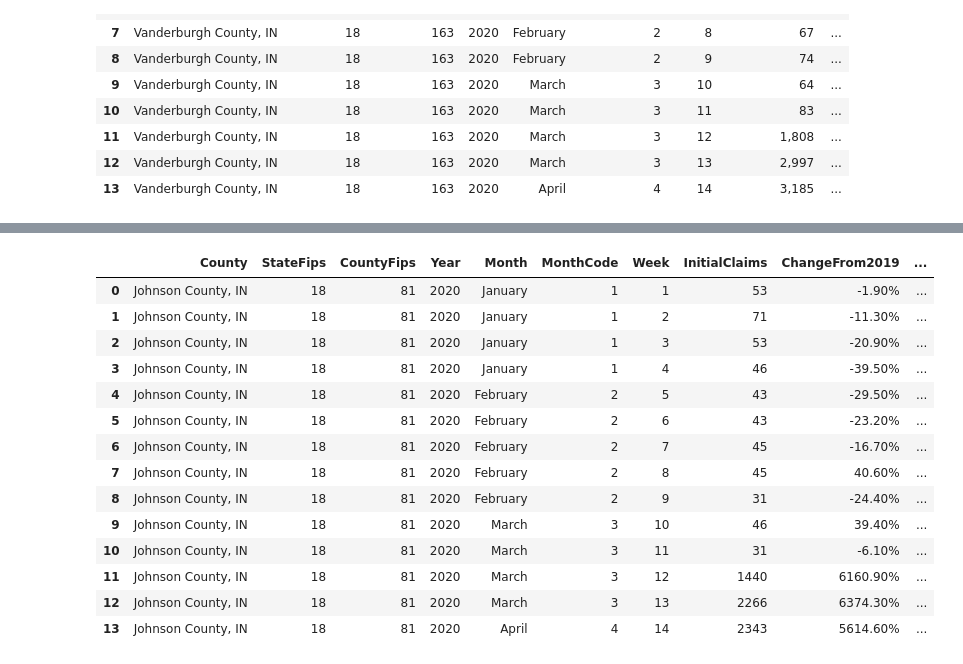
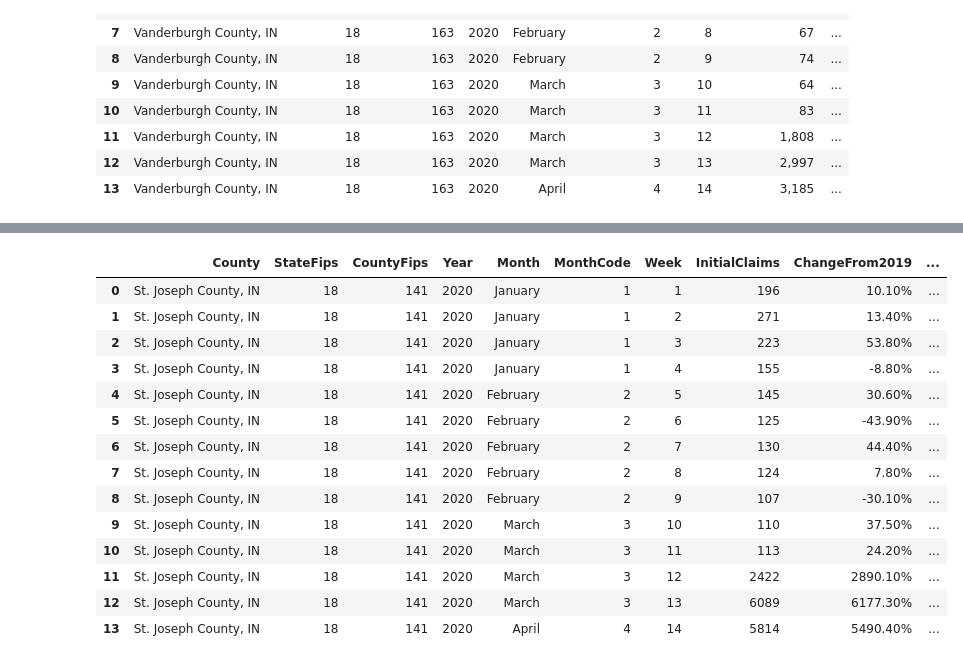
Before and after one commit to sumic59/Covid_IN_County_Jobless-Claims, a Jupyter notebook: Decatur_Johnson_Vanderburgh_Unemployment_Claims.ipynb, the cells around one changed output, grey strips where cells are left out. Cells and saved outputs as stored; diff of their text form; code cells hidden in the pictures.

```diff
--- a/Decatur_Johnson_Vanderburgh_Unemployment_Claims.ipynb
+++ b/Decatur_Johnson_Vanderburgh_Unemployment_Claims.ipynb
@@ -58,24 +56,60 @@ Lake_weekly_claims['InitialClaims'] = Lake_weekly_claims['InitialClaims'].astype
 Warrick_weekly_claims = pd.read_csv("warrick_unemployment_claims.csv")
 Warrick_weekly_claims.columns = ['County','StateFips','CountyFips','Year', 'Month', 'MonthCode','Week', 'InitialClaims', 'ChangeFrom2019']
 Warrick_weekly_claims['Date'] = allfridays(2020)[:14]
+# %%
+Allen_weekly_claims = pd.read_csv("allen_unemployment_claims.csv")
+Allen_weekly_claims.columns = ['County','StateFips','CountyFips','Year', 'Month', 'MonthCode','Week', 'InitialClaims', 'ChangeFrom2019']
+Allen_weekly_claims['Date'] = allfridays(2020)[:14]
+Allen_weekly_claims['InitialClaims'] = Allen_weekly_claims['InitialClaims'].map(lambda x: x.replace(',', ''))
+Allen_weekly_claims['InitialClaims'] = Allen_weekly_claims['InitialClaims'].astype(int)
+
+Hamilton_weekly_claims = pd.read_csv("hamilton_unemployment_claims.csv")
+Hamilton_weekly_claims.columns = ['County','StateFips','CountyFips','Year', 'Month', 'MonthCode','Week', 'InitialClaims', 'ChangeFrom2019']
+Hamilton_weekly_claims['Date'] = allfridays(2020)[:14]
+Hamilton_weekly_claims['InitialClaims'] = Hamilton_weekly_claims['InitialClaims'].map(lambda x: x.replace(',', ''))
+Hamilton_weekly_claims['InitialClaims'] = Hamilton_weekly_claims['InitialClaims'].astype(int)
+
+Hendricks_weekly_claims = pd.read_csv("hendricks_unemployment_claims.csv")
+Hendricks_weekly_claims.columns = ['County','StateFips','CountyFips','Year', 'Month', 'MonthCode','Week', 'InitialClaims', 'ChangeFrom2019']
+Hendricks_weekly_claims['Date'] = allfridays(2020)[:14]
+Hendricks_weekly_claims['InitialClaims'] = Hendricks_weekly_claims['InitialClaims'].map(lambda x: x.replace(',', ''))
+Hendricks_weekly_claims['InitialClaims'] = Hendricks_weekly_claims['InitialClaims'].astype(int)
+
+Marion_weekly_claims = pd.read_csv("marion_unemployment_claims.csv")
+Marion_weekly_claims.columns = ['County','StateFips','CountyFips','Year', 'Month', 'MonthCode','Week', 'InitialClaims', 'ChangeFrom2019']
+Marion_weekly_claims['Date'] = allfridays(2020)[:14]
+Marion_weekly_claims['InitialClaims'] = Marion_weekly_claims['InitialClaims'].map(lambda x: x.replace(',', ''))
+Marion_weekly_claims['InitialClaims'] = Marion_weekly_claims['InitialClaims'].astype(int)
+
+Monroe_weekly_claims = pd.read_csv("monroe_unemployment_claims.csv")
+Monroe_weekly_claims.columns = ['County','StateFips','CountyFips','Year', 'Month', 'MonthCode','Week', 'InitialClaims', 'ChangeFrom2019']
+Monroe_weekly_claims['Date'] = allfridays(2020)[:14]
+Monroe_weekly_claims['InitialClaims'] = Monroe_weekly_claims['InitialClaims'].map(lambda x: x.replace(',', ''))
+Monroe_weekly_claims['InitialClaims'] = Monroe_weekly_claims['InitialClaims'].astype(int)
+
+StJoseph_weekly_claims = pd.read_csv("stjoseph_unemployment_claims.csv")
+StJoseph_weekly_claims.columns = ['County','StateFips','CountyFips','Year', 'Month', 'MonthCode','Week', 'InitialClaims', 'ChangeFrom2019']
+StJoseph_weekly_claims['Date'] = allfridays(2020)[:14]
+StJoseph_weekly_claims['InitialClaims'] = StJoseph_weekly_claims['InitialClaims'].map(lambda x: x.replace(',', ''))
+StJoseph_weekly_claims['InitialClaims'] = StJoseph_weekly_claims['InitialClaims'].astype(int)
 # %%
-Johnson_weekly_claims.head(15)
+StJoseph_weekly_claims.head(15)
 # %% [output]
 |  | County | StateFips | CountyFips | Year | Month | MonthCode | Week | InitialClaims | ChangeFrom2019 | ... |
-| 0 | Johnson County, IN | 18 | 81 | 2020 | January | 1 | 1 | 53 | -1.90% | ... |
-| 1 | Johnson County, IN | 18 | 81 | 2020 | January | 1 | 2 | 71 | -11.30% | ... |
-| 2 | Johnson County, IN | 18 | 81 | 2020 | January | 1 | 3 | 53 | -20.90% | ... |
-| 3 | Johnson County, IN | 18 | 81 | 2020 | January | 1 | 4 | 46 | -39.50% | ... |
-| 4 | Johnson County, IN | 18 | 81 | 2020 | February | 2 | 5 | 43 | -29.50% | ... |
-| 5 | Johnson County, IN | 18 | 81 | 2020 | February | 2 | 6 | 43 | -23.20% | ... |
-| 6 | Johnson County, IN | 18 | 81 | 2020 | February | 2 | 7 | 45 | -16.70% | ... |
-| 7 | Johnson County, IN | 18 | 81 | 2020 | February | 2 | 8 | 45 | 40.60% | ... |
-| 8 | Johnson County, IN | 18 | 81 | 2020 | February | 2 | 9 | 31 | -24.40% | ... |
-| 9 | Johnson County, IN | 18 | 81 | 2020 | March | 3 | 10 | 46 | 39.40% | ... |
-| 10 | Johnson County, IN | 18 | 81 | 2020 | March | 3 | 11 | 31 | -6.10% | ... |
-| 11 | Johnson County, IN | 18 | 81 | 2020 | March | 3 | 12 | 1440 | 6160.90% | ... |
-| 12 | Johnson County, IN | 18 | 81 | 2020 | March | 3 | 13 | 2266 | 6374.30% | ... |
-| 13 | Johnson County, IN | 18 | 81 | 2020 | April | 4 | 14 | 2343 | 5614.60% | ... |
+| 0 | St. Joseph County, IN | 18 | 141 | 2020 | January | 1 | 1 | 196 | 10.10% | ... |
+| 1 | St. Joseph County, IN | 18 | 141 | 2020 | January | 1 | 2 | 271 | 13.40% | ... |
+| 2 | St. Joseph County, IN | 18 | 141 | 2020 | January | 1 | 3 | 223 | 53.80% | ... |
+| 3 | St. Joseph County, IN | 18 | 141 | 2020 | January | 1 | 4 | 155 | -8.80% | ... |
+| 4 | St. Joseph County, IN | 18 | 141 | 2020 | February | 2 | 5 | 145 | 30.60% | ... |
+| 5 | St. Joseph County, IN | 18 | 141 | 2020 | February | 2 | 6 | 125 | -43.90% | ... |
+| 6 | St. Joseph County, IN | 18 | 141 | 2020 | February | 2 | 7 | 130 | 44.40% | ... |
+| 7 | St. Joseph County, IN | 18 | 141 | 2020 | February | 2 | 8 | 124 | 7.80% | ... |
+| 8 | St. Joseph County, IN | 18 | 141 | 2020 | February | 2 | 9 | 107 | -30.10% | ... |
+| 9 | St. Joseph County, IN | 18 | 141 | 2020 | March | 3 | 10 | 110 | 37.50% | ... |
+| 10 | St. Joseph County, IN | 18 | 141 | 2020 | March | 3 | 11 | 113 | 24.20% | ... |
+| 11 | St. Joseph County, IN | 18 | 141 | 2020 | March | 3 | 12 | 2422 | 2890.10% | ... |
+| 12 | St. Joseph County, IN | 18 | 141 | 2020 | March | 3 | 13 | 6089 | 6177.30% | ... |
+| 13 | St. Joseph County, IN | 18 | 141 | 2020 | April | 4 | 14 | 5814 | 5490.40% | ... |
 # %%
 Decatur_Covid = pd.read_pickle('decatur_covid.pkl')
 Johnson_Covid = pd.read_pickle('johnson_covid.pkl')
```
Also changed, not shown: parts of 9 cells of this notebook, 37 other files.
